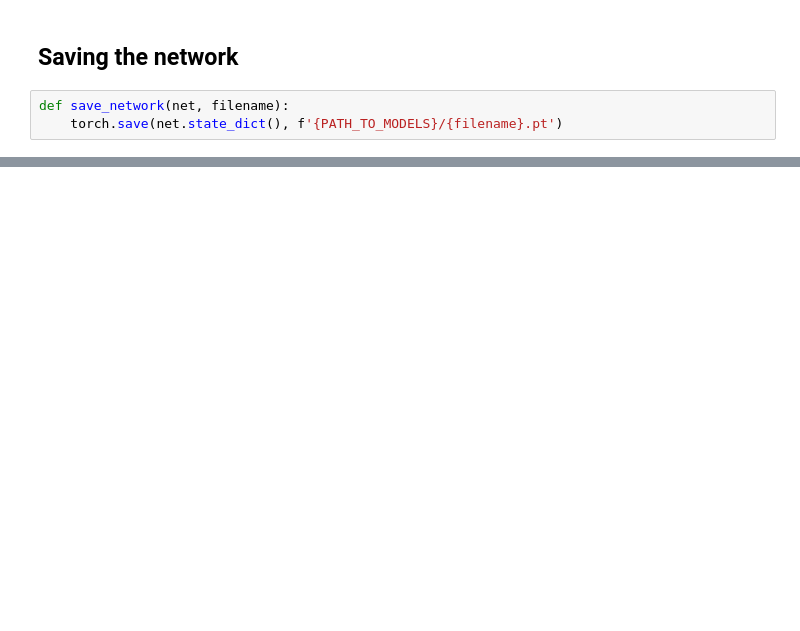
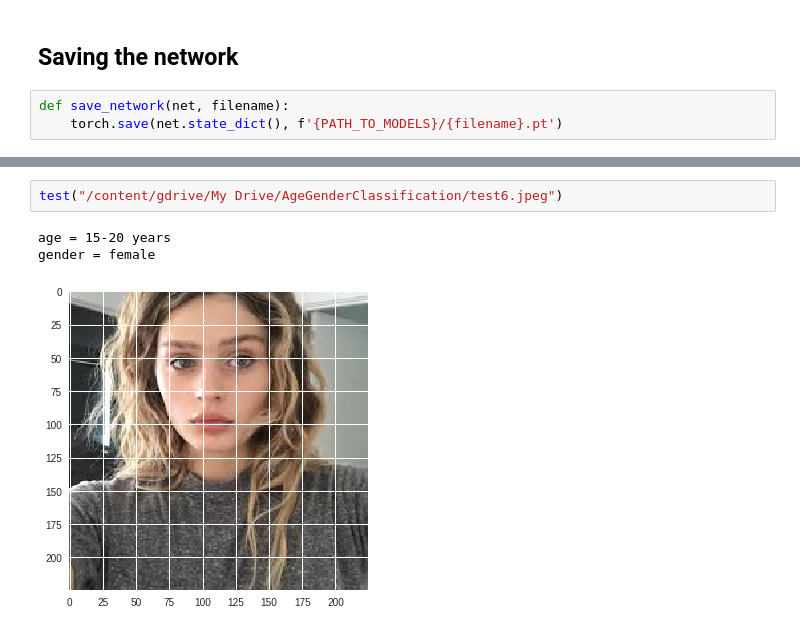
Before and after one commit to droidadroit/age-and-gender-classification, a Jupyter notebook: AgeGender.ipynb, the cells around one changed output, grey strips where cells are left out. Saved outputs shown, nothing was run; the diff lists cells and outputs as text; blank space fills up the shorter version.

```diff
--- a/AgeGender.ipynb
+++ b/AgeGender.ipynb
@@ -419,0 +669,6 @@ print(error)
+# %%
+test("/content/gdrive/My Drive/AgeGenderClassification/test6.jpeg")
+# %% [output]
+age = 15-20 years
+gender = female
+[figure, added]
```
Also changed, not shown: parts of 77 cells of this notebook.
